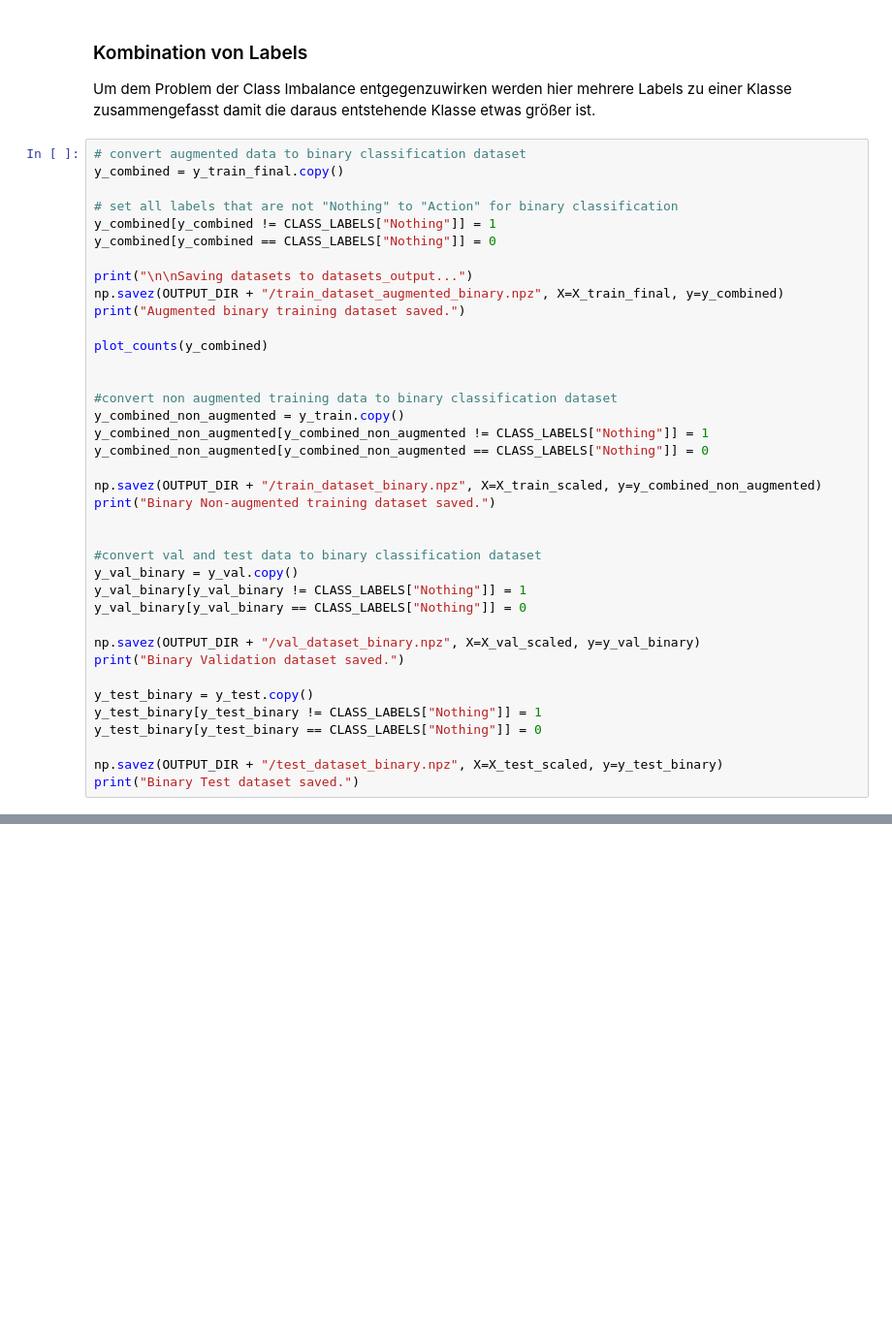
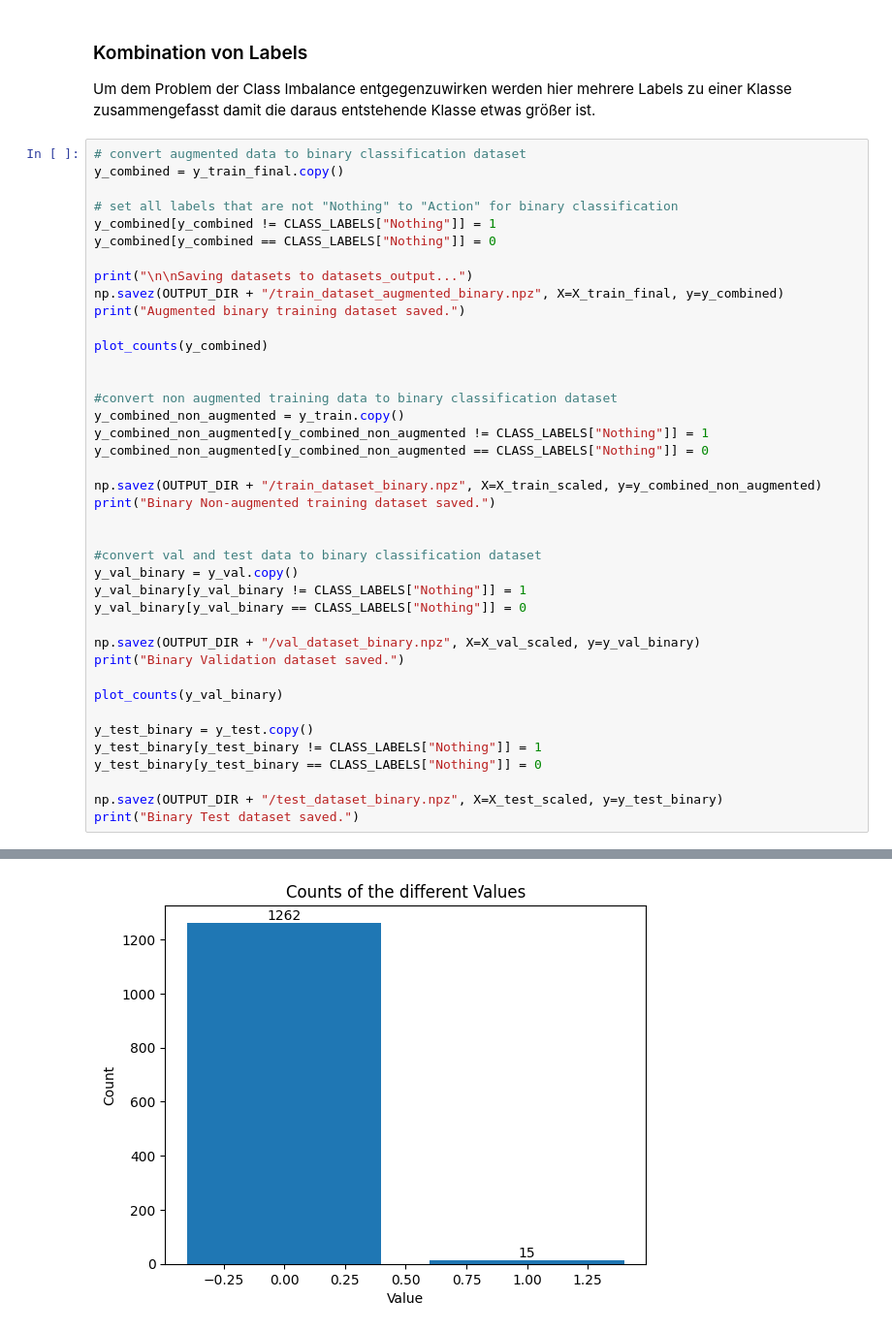
Before and after one commit to corneliusbrandt/ML_highlightvideoerstellung_bachelor, a Jupyter notebook: src/dataset_builder.ipynb, the cells around one changed output, grey strips where cells are left out. Shown at 97% size. Drawn from its saved outputs; the diff is of its cells as text; blank space fills up the shorter version.

```diff
--- a/src/dataset_builder.ipynb
+++ b/src/dataset_builder.ipynb
@@ -706,6 +706,8 @@ y_val_binary[y_val_binary == CLASS_LABELS["Nothing"]] = 0
 np.savez(OUTPUT_DIR + "/val_dataset_binary.npz", X=X_val_scaled, y=y_val_binary)
 print("Binary Validation dataset saved.")
 
+plot_counts(y_val_binary)
+
 y_test_binary = y_test.copy()
 y_test_binary[y_test_binary != CLASS_LABELS["Nothing"]] = 1
 y_test_binary[y_test_binary == CLASS_LABELS["Nothing"]] = 0
@@ -721,0 +723 @@ Binary Test dataset saved.
+[figure, added]
```
Also changed, not shown: parts of 1 cell of this notebook, 4 other files.
